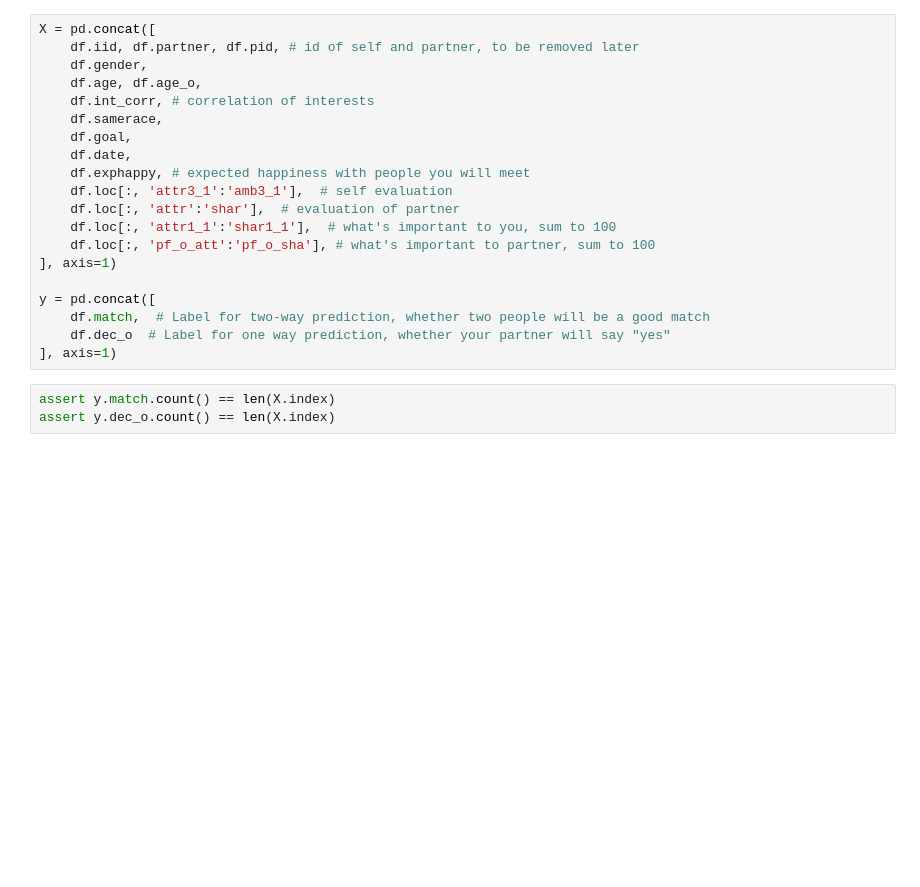
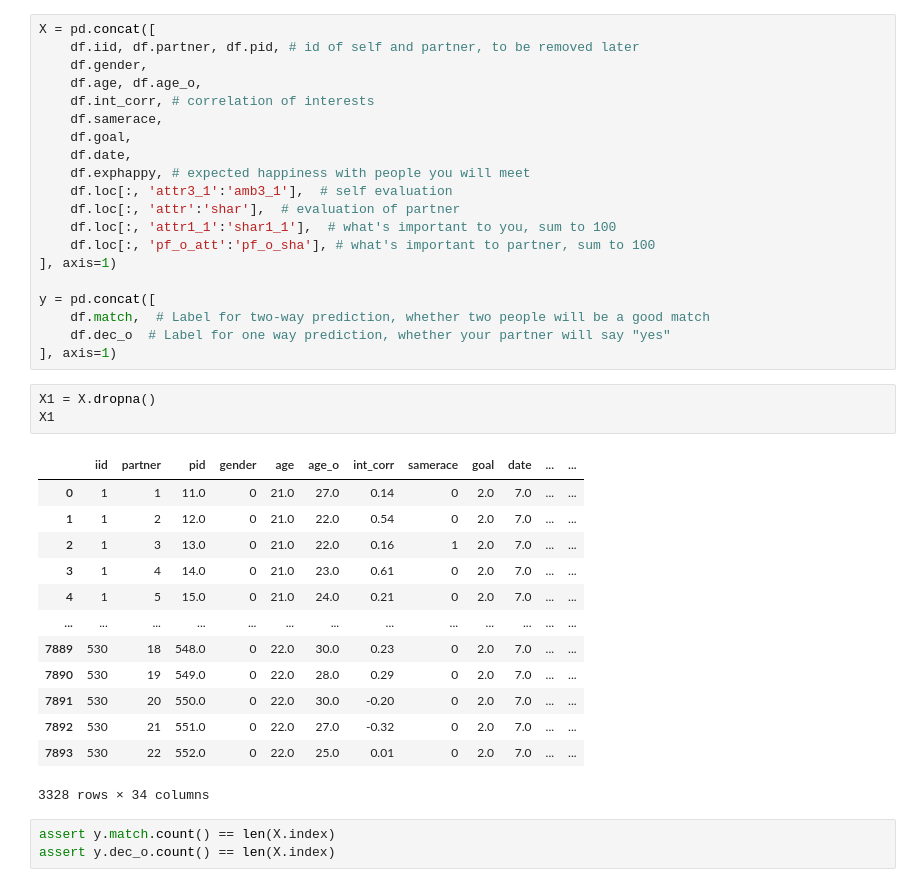
Before and after one commit to eyl1532/speed-dating-analysis, a Jupyter notebook: preprocessing.ipynb, the cells around one changed output. Drawn from its saved outputs; the diff is of its cells as text; blank space fills up the shorter version.

```diff
--- a/preprocessing.ipynb
+++ b/preprocessing.ipynb
@@ -67,6 +74,23 @@ y = pd.concat([
     df.match,  # Label for two-way prediction, whether two people will be a good match
     df.dec_o  # Label for one way prediction, whether your partner will say "yes"
 ], axis=1)
+# %%
+X1 = X.dropna()
+X1
+# %% [output]
+|  | iid | partner | pid | gender | age | age_o | int_corr | samerace | goal | date | ... | ... |
+| 0 | 1 | 1 | 11.0 | 0 | 21.0 | 27.0 | 0.14 | 0 | 2.0 | 7.0 | ... | ... |
+| 1 | 1 | 2 | 12.0 | 0 | 21.0 | 22.0 | 0.54 | 0 | 2.0 | 7.0 | ... | ... |
+| 2 | 1 | 3 | 13.0 | 0 | 21.0 | 22.0 | 0.16 | 1 | 2.0 | 7.0 | ... | ... |
+| 3 | 1 | 4 | 14.0 | 0 | 21.0 | 23.0 | 0.61 | 0 | 2.0 | 7.0 | ... | ... |
+| 4 | 1 | 5 | 15.0 | 0 | 21.0 | 24.0 | 0.21 | 0 | 2.0 | 7.0 | ... | ... |
+| ... | ... | ... | ... | ... | ... | ... | ... | ... | ... | ... | ... | ... |
+| 7889 | 530 | 18 | 548.0 | 0 | 22.0 | 30.0 | 0.23 | 0 | 2.0 | 7.0 | ... | ... |
+| 7890 | 530 | 19 | 549.0 | 0 | 22.0 | 28.0 | 0.29 | 0 | 2.0 | 7.0 | ... | ... |
+| 7891 | 530 | 20 | 550.0 | 0 | 22.0 | 30.0 | -0.20 | 0 | 2.0 | 7.0 | ... | ... |
+| 7892 | 530 | 21 | 551.0 | 0 | 22.0 | 27.0 | -0.32 | 0 | 2.0 | 7.0 | ... | ... |
+| 7893 | 530 | 22 | 552.0 | 0 | 22.0 | 25.0 | 0.01 | 0 | 2.0 | 7.0 | ... | ... |
+3328 rows × 34 columns
 # %%
 assert y.match.count() == len(X.index)
 assert y.dec_o.count() == len(X.index)
```
Also changed, not shown: parts of 6 cells of this notebook, 2 other files.
